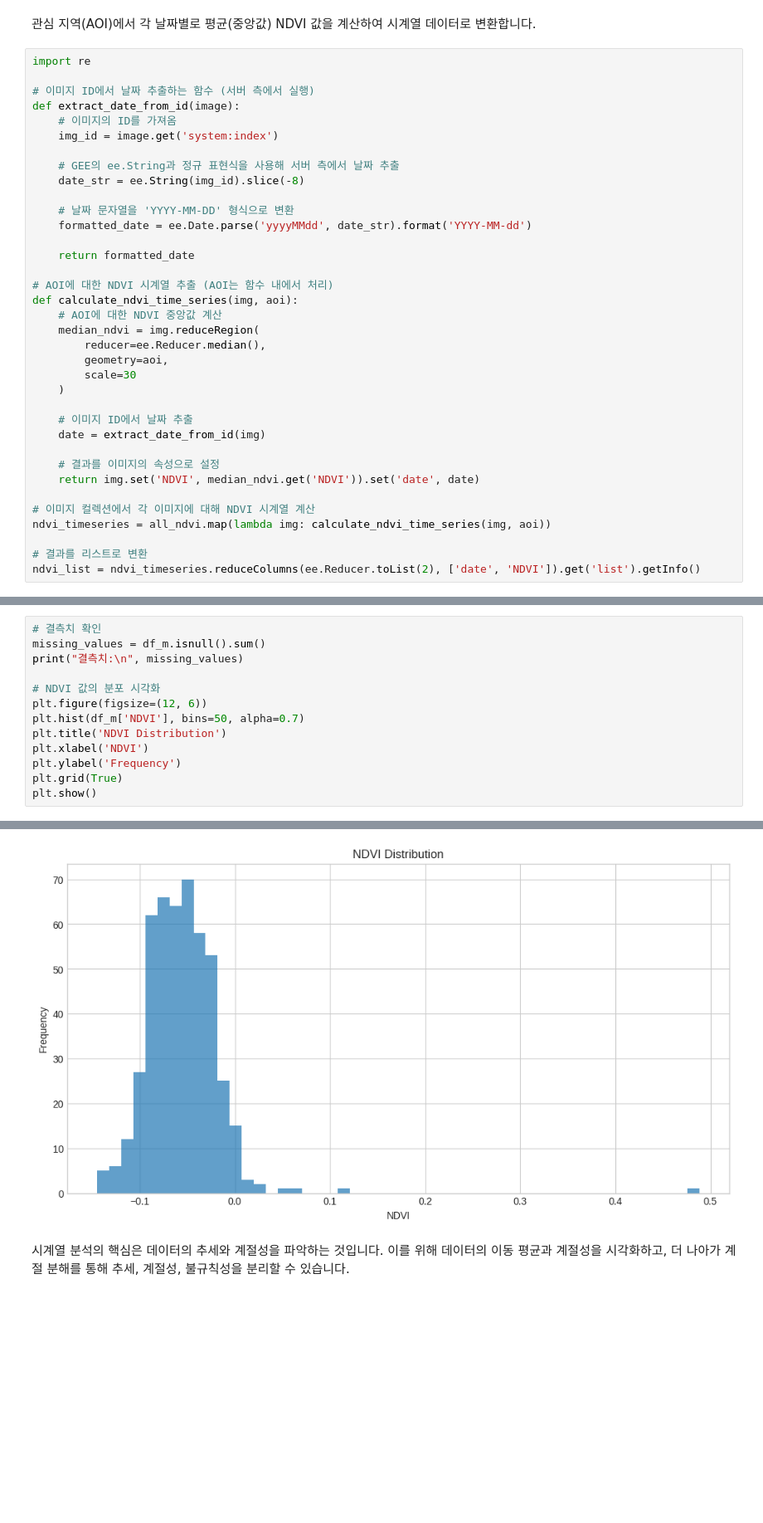
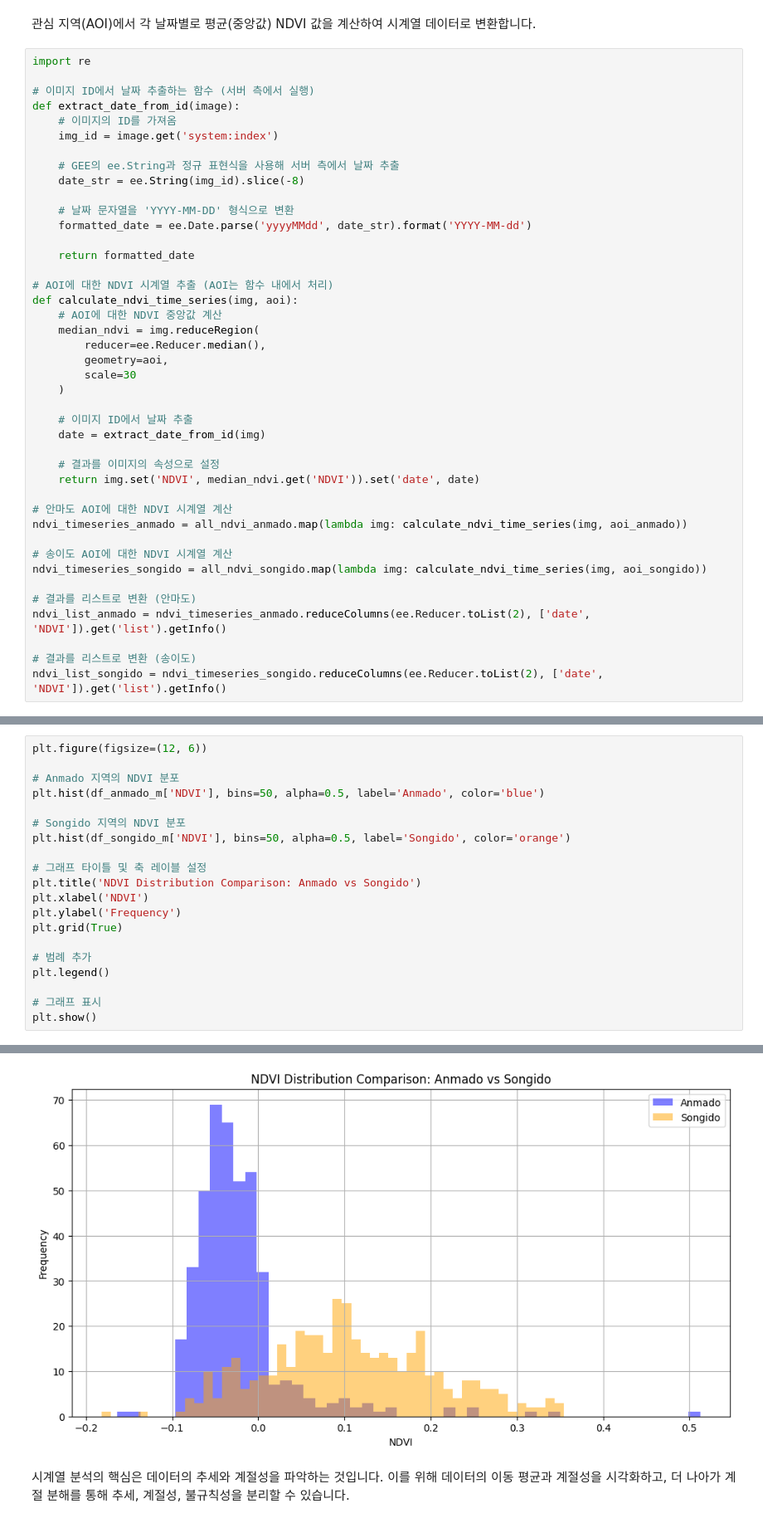
Before and after one commit to jjangmo91/Cervus-nippon_Anmado-Is., a Jupyter notebook: Cervus-nippon_forest_Anmado-Is.ipynb, the cells around one changed output, grey strips where cells are left out. Shown at 83% size. Saved outputs shown, nothing was run; the diff lists cells and outputs as text; blank space fills up the shorter version.

```diff
--- a/Cervus-nippon_forest_Anmado-Is.ipynb
+++ b/Cervus-nippon_forest_Anmado-Is.ipynb
@@ -170,8 +189,14 @@ def calculate_ndvi_time_series(img, aoi):
     # 결과를 이미지의 속성으로 설정
     return img.set('NDVI', median_ndvi.get('NDVI')).set('date', date)
 
-# 이미지 컬렉션에서 각 이미지에 대해 NDVI 시계열 계산
-ndvi_timeseries = all_ndvi.map(lambda img: calculate_ndvi_time_series(img, aoi))
+# 안마도 AOI에 대한 NDVI 시계열 계산
+ndvi_timeseries_anmado = all_ndvi_anmado.map(lambda img: calculate_ndvi_time_series(img, aoi_anmado))
 
-# 결과를 리스트로 변환
-ndvi_list = ndvi_timeseries.reduceColumns(ee.Reducer.toList(2), ['date', 'NDVI']).get('list').getInfo()
+# 송이도 AOI에 대한 NDVI 시계열 계산
+ndvi_timeseries_songido = all_ndvi_songido.map(lambda img: calculate_ndvi_time_series(img, aoi_songido))
+
+# 결과를 리스트로 변환 (안마도)
+ndvi_list_anmado = ndvi_timeseries_anmado.reduceColumns(ee.Reducer.toList(2), ['date', 'NDVI']).get('list').getInfo()
+
+# 결과를 리스트로 변환 (송이도)
+ndvi_list_songido = ndvi_timeseries_songido.reduceColumns(ee.Reducer.toList(2), ['date', 'NDVI']).get('list').getInfo()
@@ -239,14 +319,21 @@ std                              NaN    0.040942
 # %%
-# 결측치 확인
-missing_values = df_m.isnull().sum()
-print("결측치:\n", missing_values)
+plt.figure(figsize=(12, 6))
 
-# NDVI 값의 분포 시각화
-plt.figure(figsize=(12, 6))
-plt.hist(df_m['NDVI'], bins=50, alpha=0.7)
-plt.title('NDVI Distribution')
+# Anmado 지역의 NDVI 분포
+plt.hist(df_anmado_m['NDVI'], bins=50, alpha=0.5, label='Anmado', color='blue')
+
+# Songido 지역의 NDVI 분포
+plt.hist(df_songido_m['NDVI'], bins=50, alpha=0.5, label='Songido', color='orange')
+
+# 그래프 타이틀 및 축 레이블 설정
+plt.title('NDVI Distribution Comparison: Anmado vs Songido')
 plt.xlabel('NDVI')
 plt.ylabel('Frequency')
 plt.grid(True)
+
+# 범례 추가
+plt.legend()
+
+# 그래프 표시
 plt.show()
 # %% [output]
@@ -257,3 +340,3 @@ dtype: int64
-[figure, old version]
+[figure, new version]
 # %% [markdown]
 시계열 분석의 핵심은 데이터의 추세와 계절성을 파악하는 것입니다. 이를 위해 데이터의 이동 평균과 계절성을 시각화하고, 더 나아가 계절 분해를 통해 추세, 계절성, 불규칙성을 분리할 수 있습니다.
```
Also changed, not shown: parts of 35 cells of this notebook.
